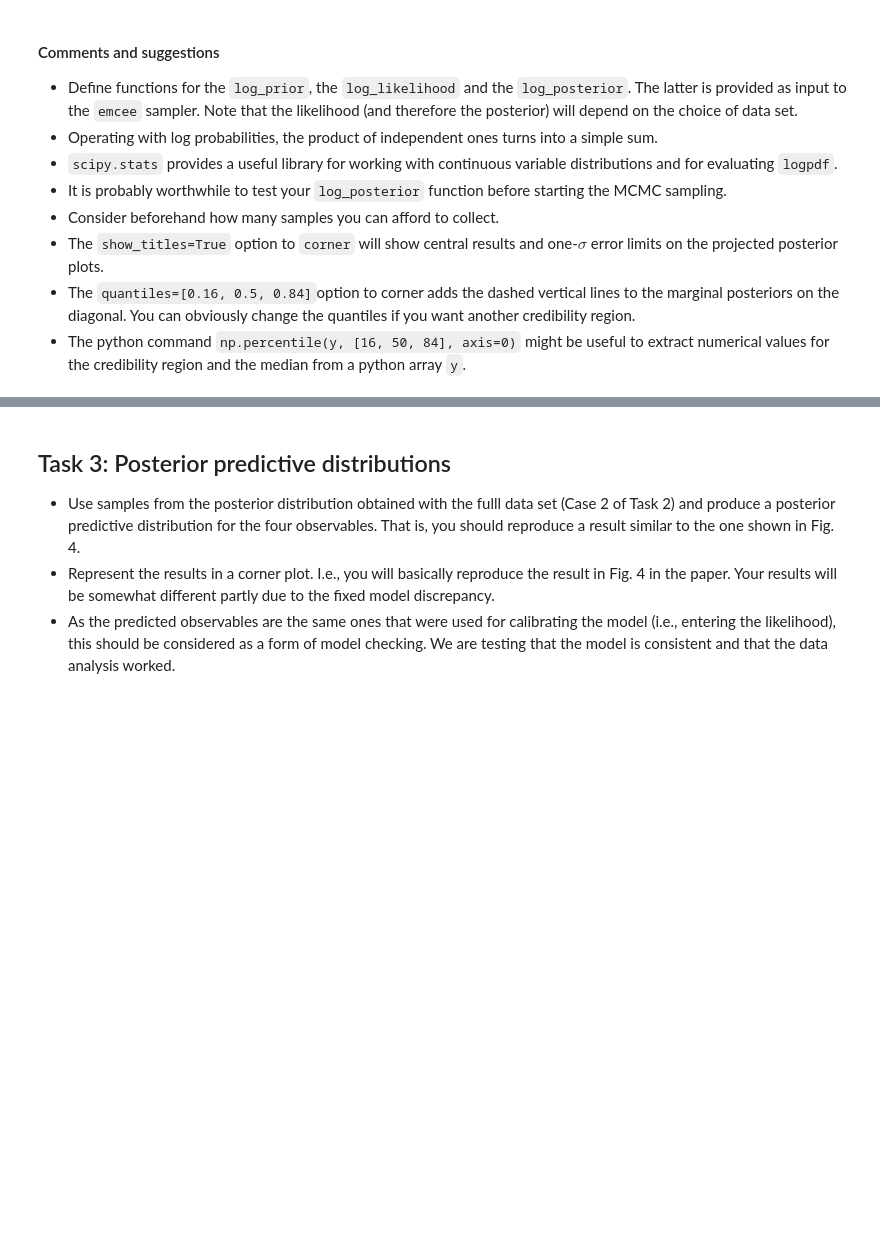
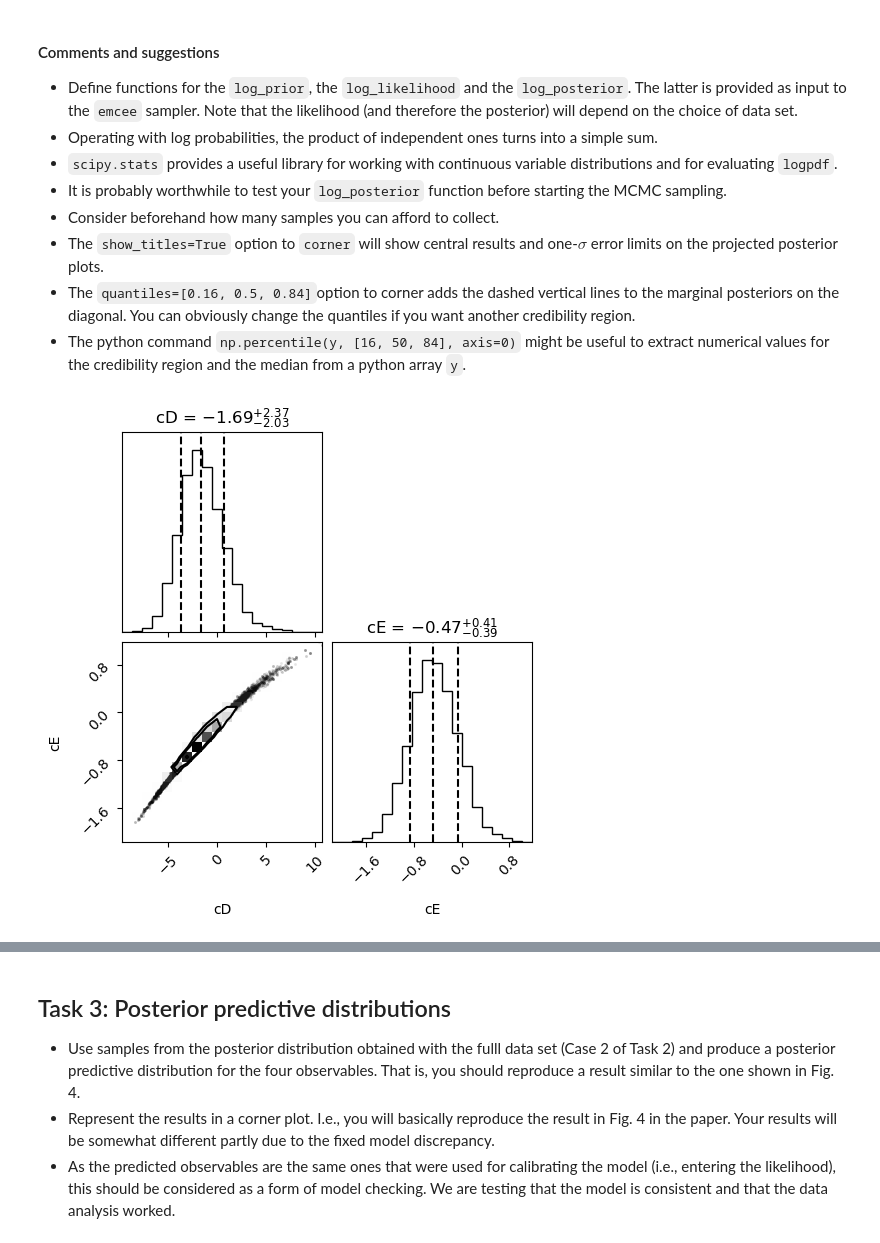
Before and after one commit to Action4/tif285, a Jupyter notebook: doc/pub/Projects/Project1/TIF285_Project1.ipynb, the cells around one changed output, grey strips where cells are left out. Cells and saved outputs as stored; diff of their text form; code cells hidden in the pictures; blank space fills up the shorter version.

```diff
--- a/doc/pub/Projects/Project1/TIF285_Project1.ipynb
+++ b/doc/pub/Projects/Project1/TIF285_Project1.ipynb
@@ -286,0 +319,14 @@ plt.show()
+# %%
+#MCMC sampling with emcee
+N_walkers = 10
+sampler = emcee.EnsembleSampler(N_walkers, 2, log_posterior_1)
+theta_start = np.random.rand(N_walkers,2)
+theta_burnin = sampler.run_mcmc(theta_start, 100)
+sampler.reset()
+sampler.run_mcmc(theta_burnin, 3000)
+samples_1 = sampler.get_chain(flat=True)
+
+corner.corner(samples_1,labels=['cD', 'cE'],show_titles=True,
+                       quantiles=[0.16, 0.5, 0.84]);
+# %% [output]
+[figure, added]
```
Also changed, not shown: parts of 8 cells of this notebook, 2 other files.
